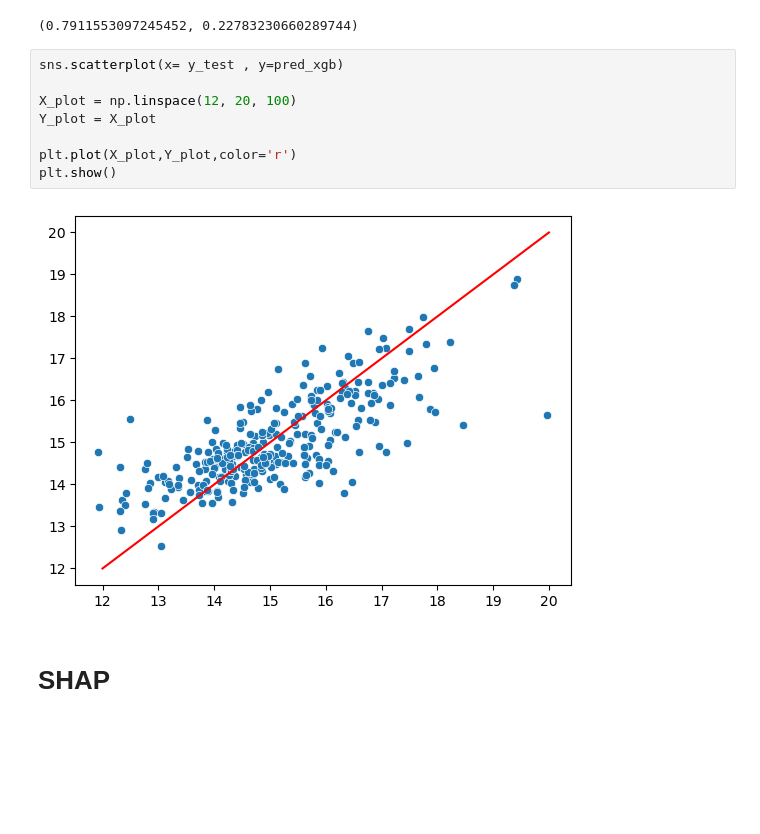
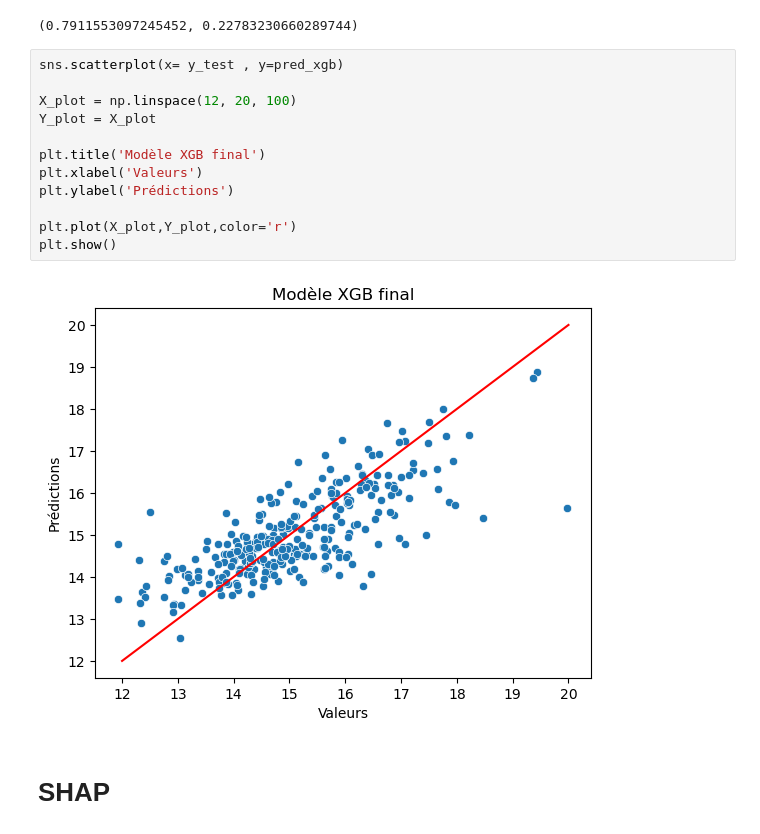
Before and after one commit to ArhurK/P4-Anticipez-les-besoins-en-consommation-de-batiments, a Jupyter notebook: Cible 2 log_SiteEnergyUseWN(kBtu).ipynb, the cells around one changed output. Cells and saved outputs as stored; diff of their text form; blank space fills up the shorter version.

```diff
--- a/Cible 2 log_SiteEnergyUseWN(kBtu).ipynb
+++ b/Cible 2 log_SiteEnergyUseWN(kBtu).ipynb
@@ -416,13 +416,17 @@ mean_squared_error(pred_xgb,y_test),r2_score(pred_xgb,y_test)
 # %%
 sns.scatterplot(x= y_test , y=pred_xgb)
 
 X_plot = np.linspace(12, 20, 100)
 Y_plot = X_plot
 
+plt.title('Modèle XGB final')
+plt.xlabel('Valeurs')
+plt.ylabel('Prédictions')
+
 plt.plot(X_plot,Y_plot,color='r')
 plt.show()
 # %% [output]
-[figure, old version]
+[figure, new version]
 # %% [markdown]
 # SHAP
 # %%
```
Also changed, not shown: parts of 13 cells of this notebook, 3 other files.
